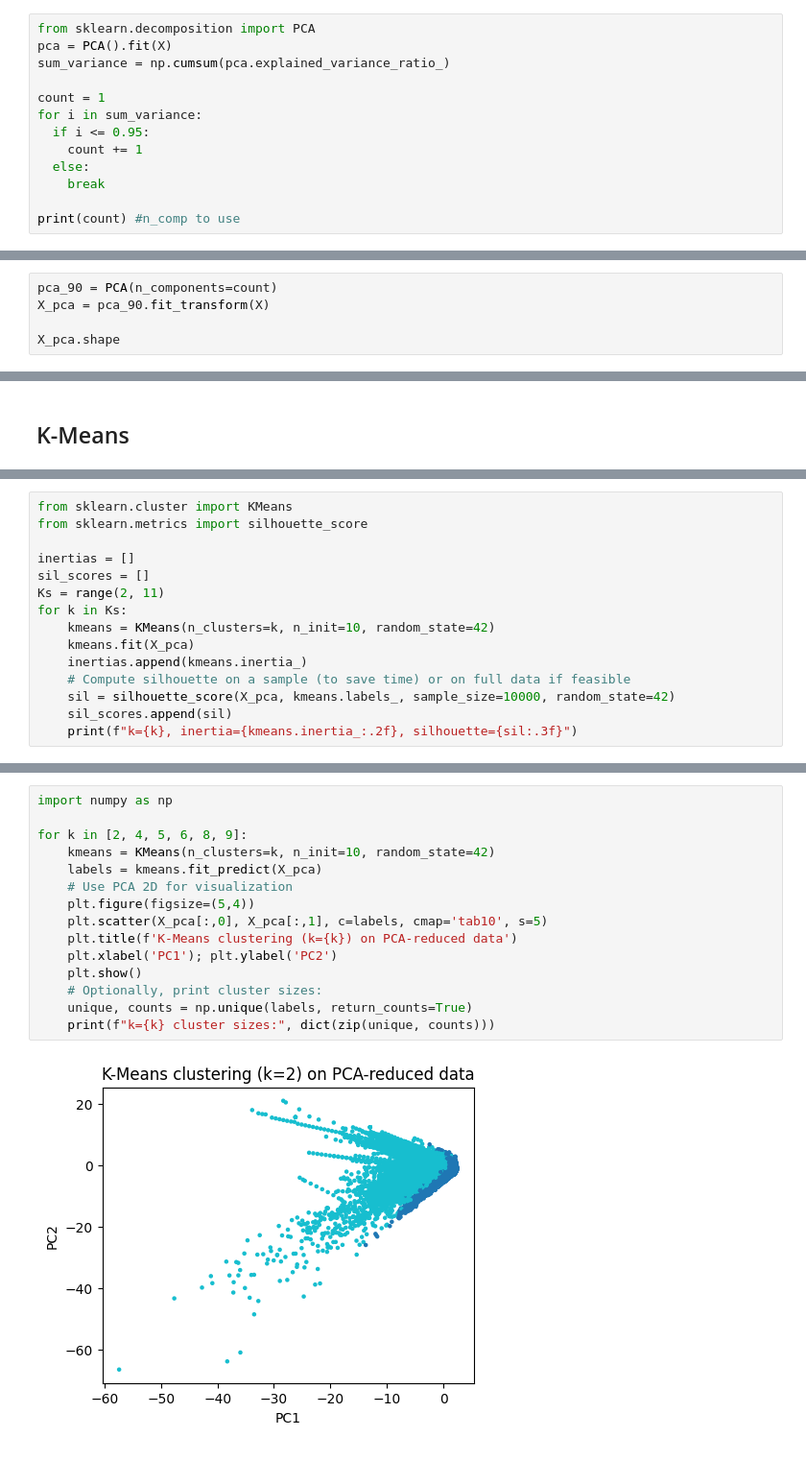
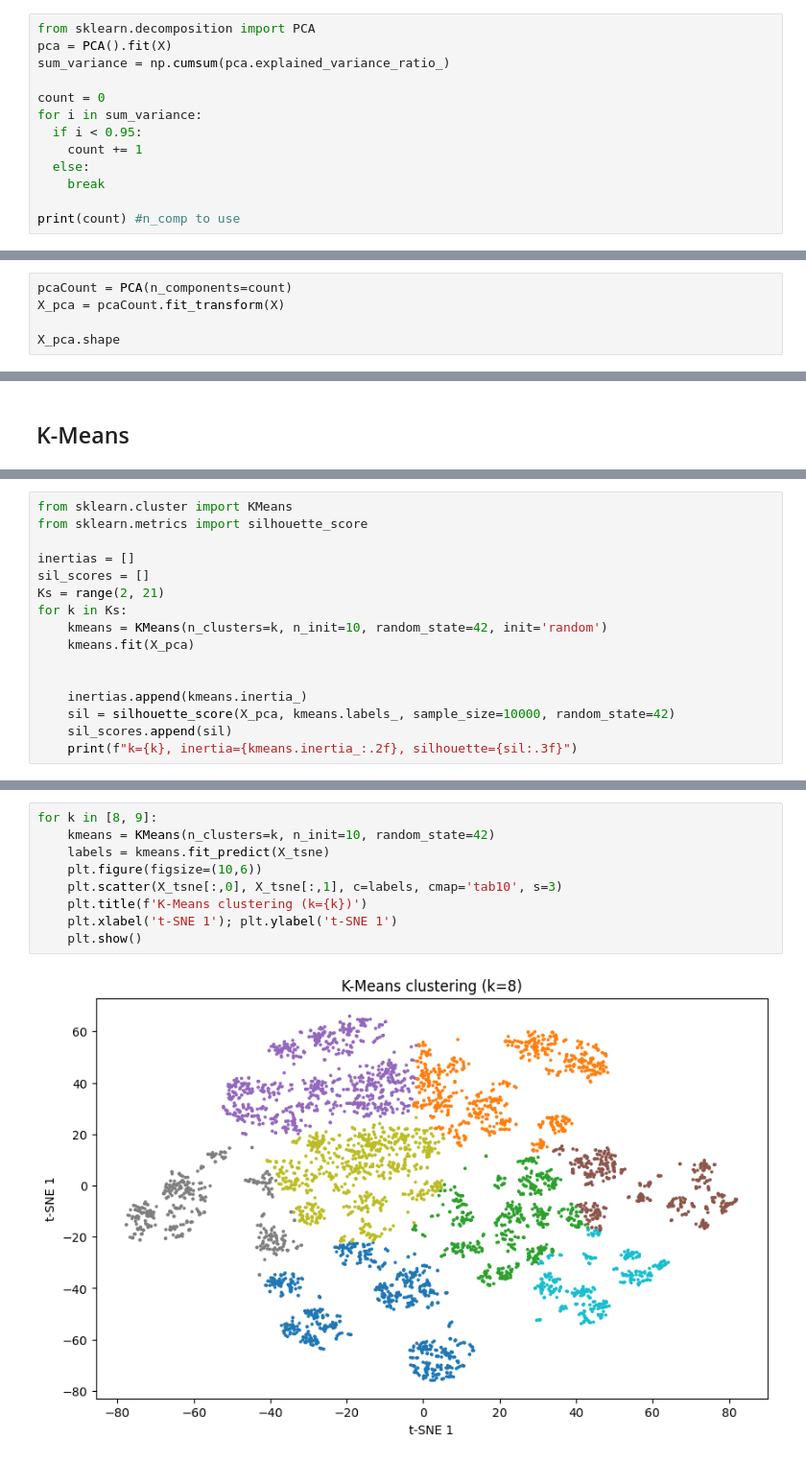
Before and after one commit to Bira0/GroupB, a Jupyter notebook: FinalProject.ipynb, the cells around one changed output, grey strips where cells are left out. Shown at 96% size. Cells and saved outputs as stored; diff of their text form.

Commit message:
Kmeans, Kmeans++, need to more touchups

```diff
--- a/FinalProject.ipynb
+++ b/FinalProject.ipynb
@@ -209,9 +208,9 @@ from sklearn.decomposition import PCA
 pca = PCA().fit(X)
 sum_variance = np.cumsum(pca.explained_variance_ratio_)
 
-count = 1
+count = 0
 for i in sum_variance:
-  if i <= 0.95:
+  if i < 0.95:
     count += 1
   else:
     break
@@ -253,8 +259,8 @@ plt.show()
 # %% [markdown]
 Applying 'Count' or the sweet spot of number of components using PCA on the dataset
 # %%
-pca_90 = PCA(n_components=count)
-X_pca = pca_90.fit_transform(X)
+pcaCount = PCA(n_components=count)
+X_pca = pcaCount.fit_transform(X)
 
 X_pca.shape
 # %% [output]
@@ -302,12 +325,13 @@ from sklearn.metrics import silhouette_score
 
 inertias = []
 sil_scores = []
-Ks = range(2, 11)
+Ks = range(2, 21)
 for k in Ks:
-    kmeans = KMeans(n_clusters=k, n_init=10, random_state=42)
+    kmeans = KMeans(n_clusters=k, n_init=10, random_state=42, init='random')
     kmeans.fit(X_pca)
+
+
     inertias.append(kmeans.inertia_)
-    # Compute silhouette on a sample (to save time) or on full data if feasible
     sil = silhouette_score(X_pca, kmeans.labels_, sample_size=10000, random_state=42)
     sil_scores.append(sil)
     print(f"k={k}, inertia={kmeans.inertia_:.2f}, silhouette={sil:.3f}")
@@ -345,17 +389,11 @@ plt.show()
 # %%
-import numpy as np
-
-for k in [2, 4, 5, 6, 8, 9]:
+for k in [8, 9]:
     kmeans = KMeans(n_clusters=k, n_init=10, random_state=42)
-    labels = kmeans.fit_predict(X_pca)
-    # Use PCA 2D for visualization
-    plt.figure(figsize=(5,4))
-    plt.scatter(X_pca[:,0], X_pca[:,1], c=labels, cmap='tab10', s=5)
-    plt.title(f'K-Means clustering (k={k}) on PCA-reduced data')
-    plt.xlabel('PC1'); plt.ylabel('PC2')
+    labels = kmeans.fit_predict(X_tsne)
+    plt.figure(figsize=(10,6))
+    plt.scatter(X_tsne[:,0], X_tsne[:,1], c=labels, cmap='tab10', s=3)
+    plt.title(f'K-Means clustering (k={k})')
+    plt.xlabel('t-SNE 1'); plt.ylabel('t-SNE 1')
     plt.show()
-    # Optionally, print cluster sizes:
-    unique, counts = np.unique(labels, return_counts=True)
-    print(f"k={k} cluster sizes:", dict(zip(unique, counts)))
 # %% [output]
-[figure, old version]
+[figure, new version]
```
Also changed, not shown: parts of 31 cells of this notebook.
